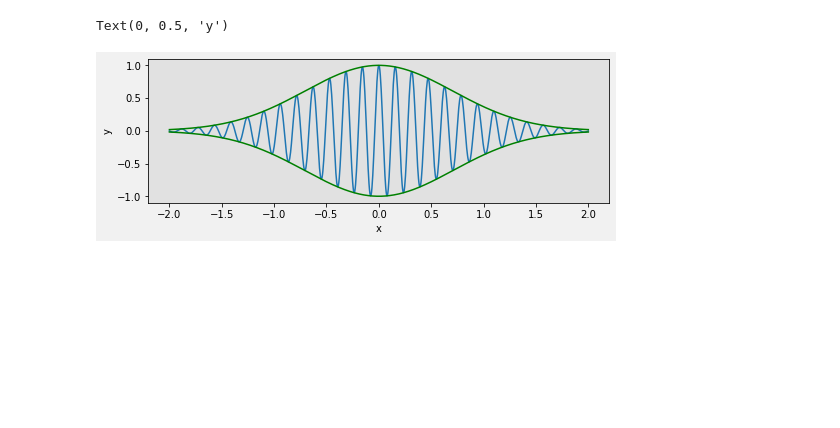
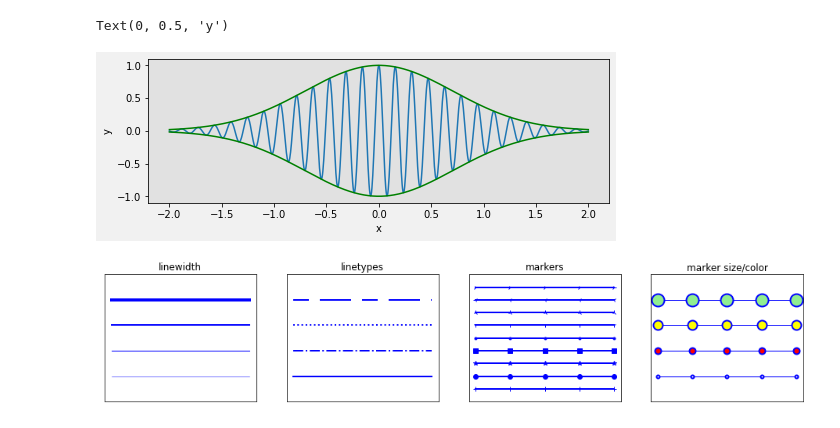
Before and after one commit to radmuzom/numerical-python-2e, a Jupyter notebook: Chapter04/C04_01.ipynb, the cells around one changed output. Drawn from its saved outputs; the diff is of its cells as text; code cells hidden in the pictures; blank space fills up the shorter version.

```diff
--- a/Chapter04/C04_01.ipynb
+++ b/Chapter04/C04_01.ipynb
@@ -38,3 +38,34 @@ Text(0, 0.5, 'y')
 [figure]
 # %%
 fig.savefig('graph.png', dpi=100, facecolor='#f1f1f1')
+# %%
+x = np.linspace(-5, 5, 5)
+y = np.ones_like(x)
+def axes_settings(fig, ax, title, ymax):
+    ax.set_xticks([])
+    ax.set_yticks([])
+    ax.set_ylim(0, ymax+1)
+    ax.set_title(title)
+fig, axes = plt.subplots(1, 4, figsize=(16, 3))
+linewidths = [0.5, 1.0, 2.0, 4.0]
+for n, linewidth in enumerate(linewidths):
+    axes[0].plot(x, y+n, color='blue', linewidth=linewidth)
+axes_settings(fig, axes[0], 'linewidth', len(linewidths))
+linestyles = ['-', '-.', ':']
+for n, linestyle in enumerate(linestyles):
+    axes[1].plot(x, y+n, color='blue', lw=2, linestyle=linestyle)
+line, = axes[1].plot(x, y+3, color='blue', lw=2)
+length1, gap1, length2, gap2 = 10, 7, 20, 7
+line.set_dashes([length1, gap1, length2, gap2])
+axes_settings(fig, axes[1], 'linetypes', len(linestyles)+1)
+markers = ['+', 'o', '*', 's', '.', '1', '2', '3', '4']
+for n, marker in enumerate(markers):
+    axes[2].plot(x, y+n, color='blue', lw=2, ls='-', marker=marker)
+axes_settings(fig, axes[2], 'markers', len(markers))
+markersizecolors = [(4, 'white'), (8, 'red'), (12, 'yellow'), (16, 'lightgreen')]
+for n, (markersize, markerfacecolor) in enumerate(markersizecolors):
+    axes[3].plot(x, y+n, color='blue', lw=1, ls='-', marker='o', markersize=markersize,
+                 markerfacecolor=markerfacecolor, markeredgewidth=2)
+axes_settings(fig, axes[3], 'marker size/color', len(markersizecolors))
+# %% [output]
+[figure, added]
```
Also changed, not shown: parts of 1 cell of this notebook.
